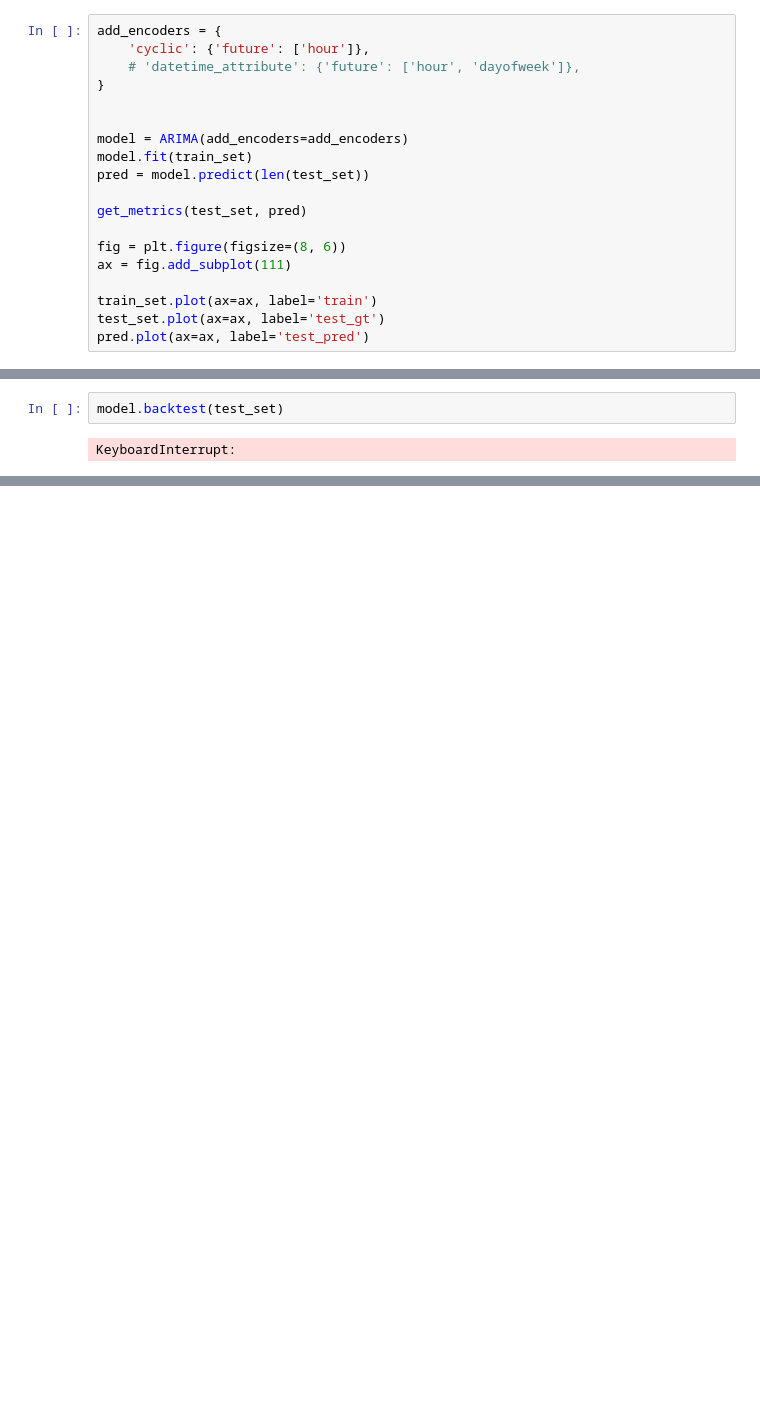
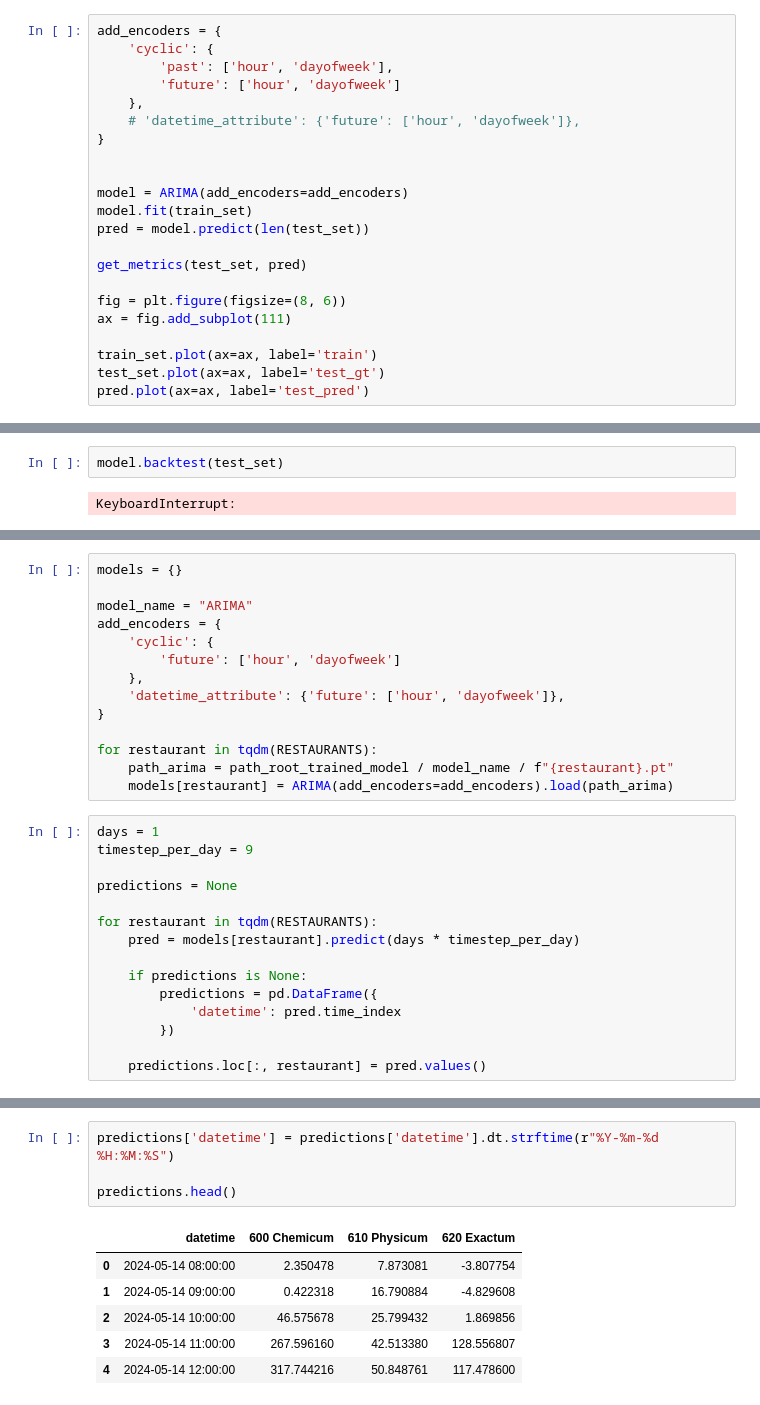
Before and after one commit to Food-Waste-Optimization/Food-Waste-Optimization, a Jupyter notebook: experiments_hoangle/tuntidata_forecast.ipynb, the cells around one changed output, grey strips where cells are left out. Cells and saved outputs as stored; diff of their text form; blank space fills up the shorter version.

```diff
--- a/experiments_hoangle/tuntidata_forecast.ipynb
+++ b/experiments_hoangle/tuntidata_forecast.ipynb
@@ -85,7 +147,10 @@ MAE : 92.61824
 ### ARIMA with encoders
 # %%
 add_encoders = {
-    'cyclic': {'future': ['hour']},
+    'cyclic': {
+        'past': ['hour', 'dayofweek'],
+        'future': ['hour', 'dayofweek']
+    },
     # 'datetime_attribute': {'future': ['hour', 'dayofweek']},
 }
 
@@ -141,0 +231,29 @@ KeyboardInterrupt:
+# %%
+models = {}
+
+model_name = "ARIMA"
+add_encoders = {
+    'cyclic': {
+        'future': ['hour', 'dayofweek']
+    },
+    'datetime_attribute': {'future': ['hour', 'dayofweek']},
+}
+
+for restaurant in tqdm(RESTAURANTS):
+    path_arima = path_root_trained_model / model_name / f"{restaurant}.pt"
+    models[restaurant] = ARIMA(add_encoders=add_encoders).load(path_arima)
+# %%
+days = 1
+timestep_per_day = 9
+
+predictions = None
+
+for restaurant in tqdm(RESTAURANTS):
+    pred = models[restaurant].predict(days * timestep_per_day)
+
+    if predictions is None:
+        predictions = pd.DataFrame({
+            'datetime': pred.time_index
+        })
+
+    predictions.loc[:, restaurant] = pred.values()
@@ -141,0 +262,11 @@ KeyboardInterrupt:
+# %%
+predictions['datetime'] = predictions['datetime'].dt.strftime(r"%Y-%m-%d %H:%M:%S")
+
+predictions.head()
+# %% [output]
+|  | datetime | 600 Chemicum | 610 Physicum | 620 Exactum |
+| 0 | 2024-05-14 08:00:00 | 2.350478 | 7.873081 | -3.807754 |
+| 1 | 2024-05-14 09:00:00 | 0.422318 | 16.790884 | -4.829608 |
+| 2 | 2024-05-14 10:00:00 | 46.575678 | 25.799432 | 1.869856 |
+| 3 | 2024-05-14 11:00:00 | 267.596160 | 42.513380 | 128.556807 |
+| 4 | 2024-05-14 12:00:00 | 317.744216 | 50.848761 | 117.478600 |
```
Also changed, not shown: parts of 26 cells of this notebook, 6 other files.
